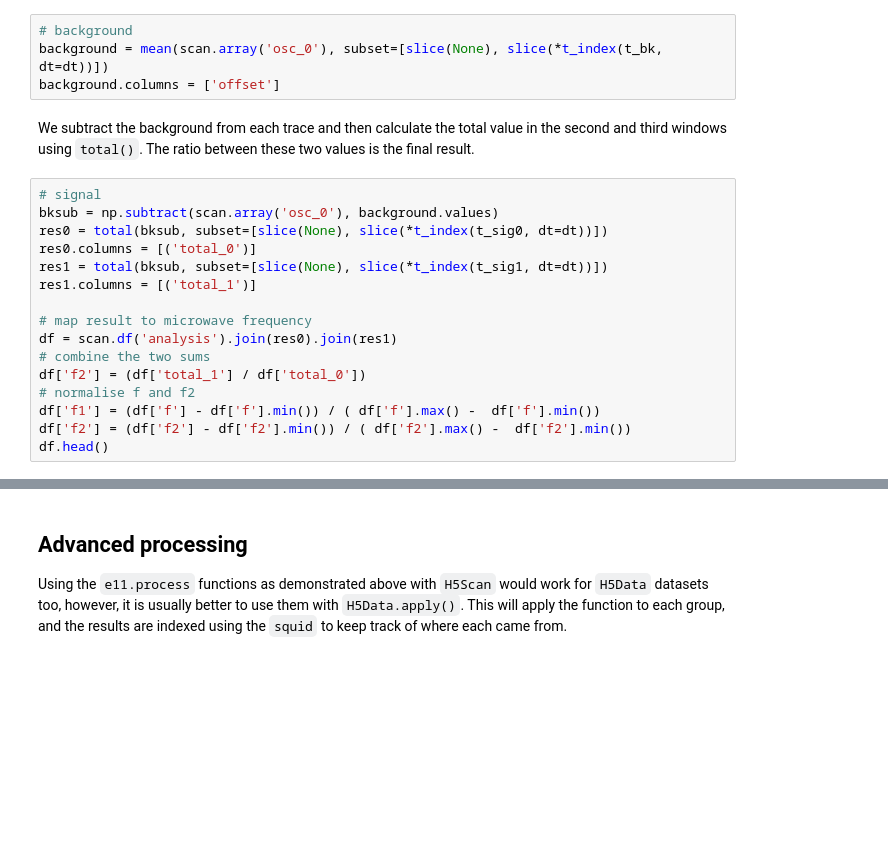
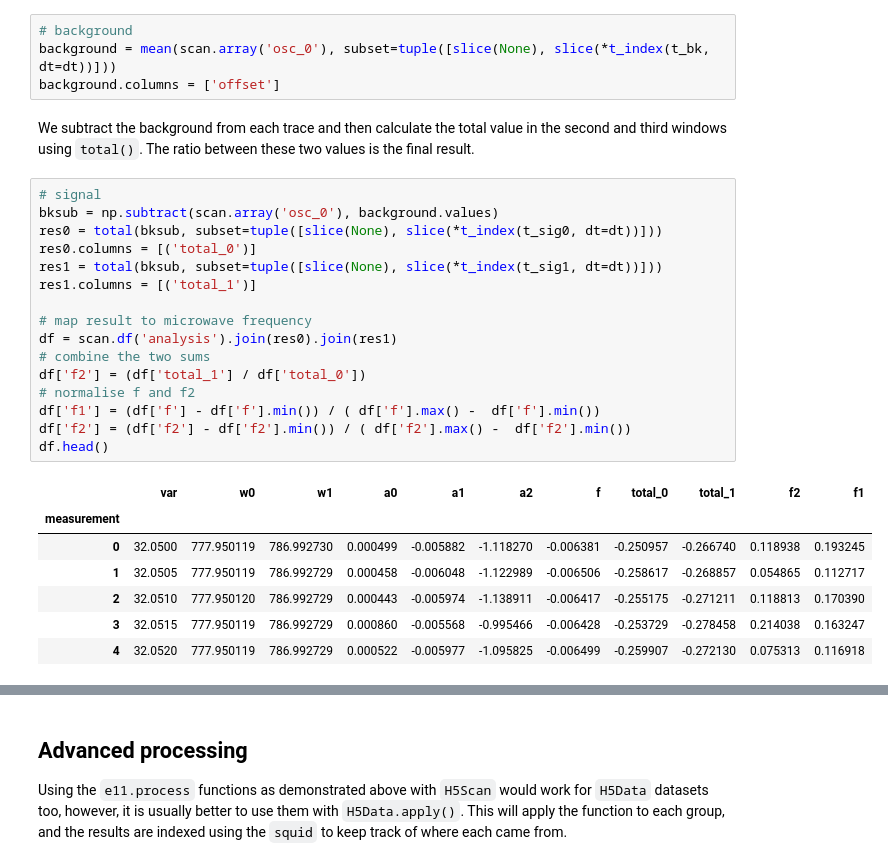
Before and after one commit to ad3ller/e11_analysis, a Jupyter notebook: notebooks/3)_Processing_data.ipynb, the cells around one changed output, grey strips where cells are left out. Saved outputs shown, nothing was run; the diff lists cells and outputs as text; blank space fills up the shorter version.

```diff
--- a/notebooks/3)_Processing_data.ipynb
+++ b/notebooks/3)_Processing_data.ipynb
@@ -60,26 +62,34 @@ plt.show()
 For this example, we will calculate the mean value of the scope data in the first window using `mean()`.  This provides the background offset values.
 # %%
 # background
-background = mean(scan.array('osc_0'), subset=[slice(None), slice(*t_index(t_bk, dt=dt))])
+background = mean(scan.array('osc_0'), subset=tuple([slice(None), slice(*t_index(t_bk, dt=dt))]))
 background.columns = ['offset']
 # %% [markdown]
 We subtract the background from each trace and then calculate the total value in the second and third windows using `total()`.  The ratio between these two values is the final result.
 # %%
 # signal
 bksub = np.subtract(scan.array('osc_0'), background.values)
-res0 = total(bksub, subset=[slice(None), slice(*t_index(t_sig0, dt=dt))])
+res0 = total(bksub, subset=tuple([slice(None), slice(*t_index(t_sig0, dt=dt))]))
 res0.columns = [('total_0')]
-res1 = total(bksub, subset=[slice(None), slice(*t_index(t_sig1, dt=dt))])
+res1 = total(bksub, subset=tuple([slice(None), slice(*t_index(t_sig1, dt=dt))]))
 res1.columns = [('total_1')]
 
 # map result to microwave frequency
 df = scan.df('analysis').join(res0).join(res1)
 # combine the two sums
 df['f2'] = (df['total_1'] / df['total_0'])
 # normalise f and f2
 df['f1'] = (df['f'] - df['f'].min()) / ( df['f'].max() -  df['f'].min())
 df['f2'] = (df['f2'] - df['f2'].min()) / ( df['f2'].max() -  df['f2'].min())
 df.head()
+# %% [output]
+|  | var | w0 | w1 | a0 | a1 | a2 | f | total_0 | total_1 | f2 | f1 |
+| measurement |  |  |  |  |  |  |  |  |  |  |  |
+| 0 | 32.0500 | 777.950119 | 786.992730 | 0.000499 | -0.005882 | -1.118270 | -0.006381 | -0.250957 | -0.266740 | 0.118938 | 0.193245 |
+| 1 | 32.0505 | 777.950119 | 786.992729 | 0.000458 | -0.006048 | -1.122989 | -0.006506 | -0.258617 | -0.268857 | 0.054865 | 0.112717 |
+| 2 | 32.0510 | 777.950120 | 786.992729 | 0.000443 | -0.005974 | -1.138911 | -0.006417 | -0.255175 | -0.271211 | 0.118813 | 0.170390 |
+| 3 | 32.0515 | 777.950119 | 786.992729 | 0.000860 | -0.005568 | -0.995466 | -0.006428 | -0.253729 | -0.278458 | 0.214038 | 0.163247 |
+| 4 | 32.0520 | 777.950119 | 786.992729 | 0.000522 | -0.005977 | -1.095825 | -0.006499 | -0.259907 | -0.272130 | 0.075313 | 0.116918 |
 # %%
 # plot
 fig, ax = plt.subplots()
```
Also changed, not shown: parts of 10 cells of this notebook, 3 other files.
